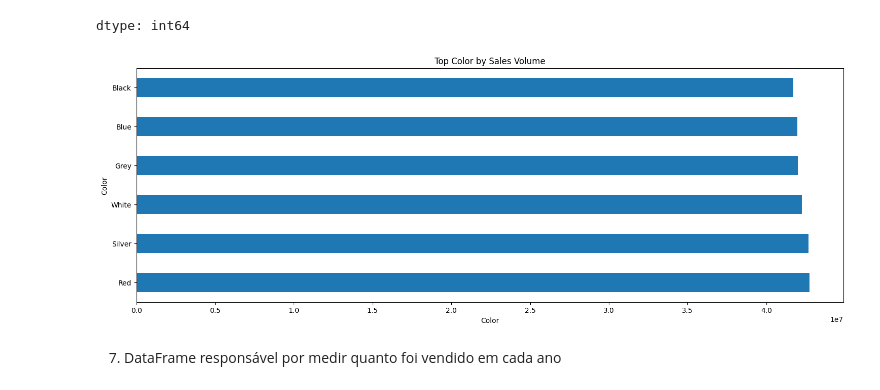
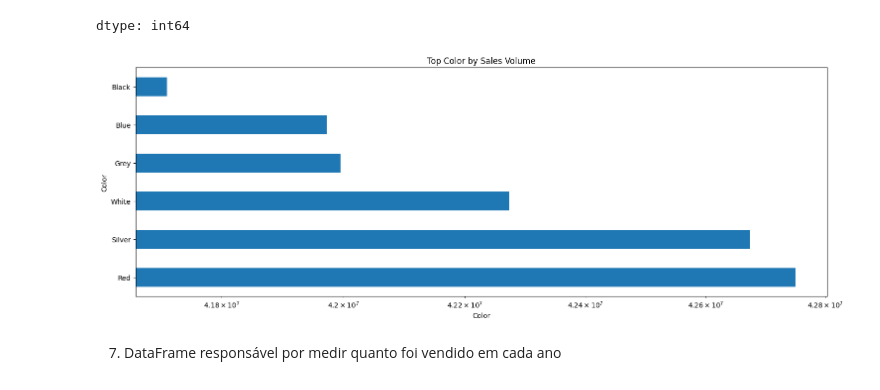
Before and after one commit to dhiegoemmanuel2006/data_analysis_bmw_sales, a Jupyter notebook: bmw_sales_playground.ipynb, the cells around one changed output. Drawn from its saved outputs; the diff is of its cells as text; code cells hidden in the pictures.

```diff
--- a/bmw_sales_playground.ipynb
+++ b/bmw_sales_playground.ipynb
@@ -151,11 +152,12 @@ dtype: int64
 # %%
 plt.figure(figsize=(18, 6))
 top_colors.plot(kind='barh')
 plt.title('Top Color by Sales Volume')
 plt.xlabel('Color')
+plt.xscale('log')
 plt.show()
 # %% [output]
-[figure, old version]
+[figure, new version]
 # %% [markdown]
 7. DataFrame responsável por medir quanto foi vendido em cada ano
 # %%
```
Also changed, not shown: parts of 1 cell of this notebook.
